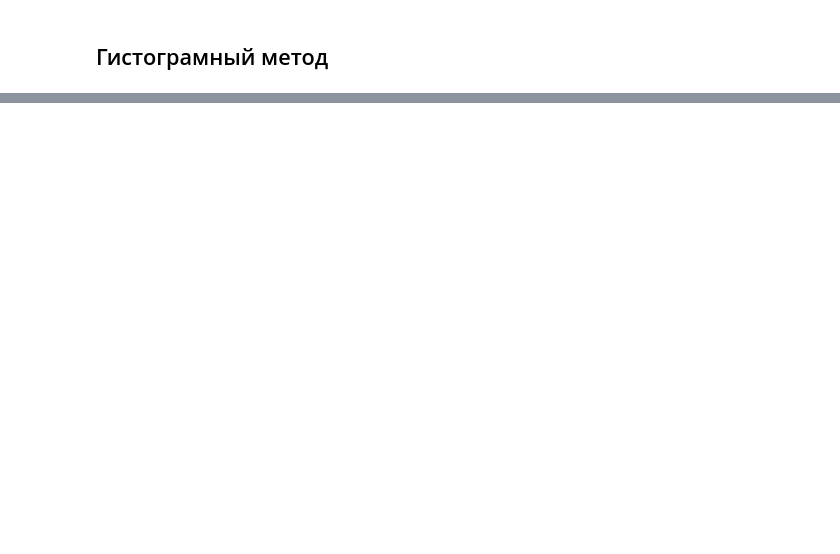
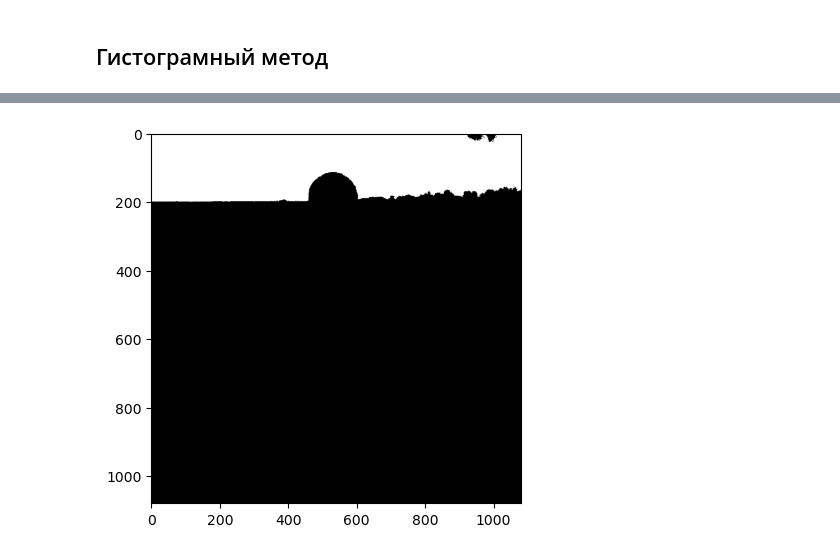
Before and after one commit to Str1kez/computer_vision, a Jupyter notebook: exercise2.ipynb, the cells around one changed output, grey strips where cells are left out. Saved outputs shown, nothing was run; the diff lists cells and outputs as text; code cells hidden in the pictures; blank space fills up the shorter version.

```diff
--- a/exercise2.ipynb
+++ b/exercise2.ipynb
@@ -170,0 +190,4 @@ show_image(region_growth(get_binary_image(), [(100, 100)]))
+# %%
+show_image(region_growth(get_sectored_image(), [(100, 100)]), None)
+# %% [output]
+[figure, added]
```
Also changed, not shown: parts of 9 cells of this notebook.
